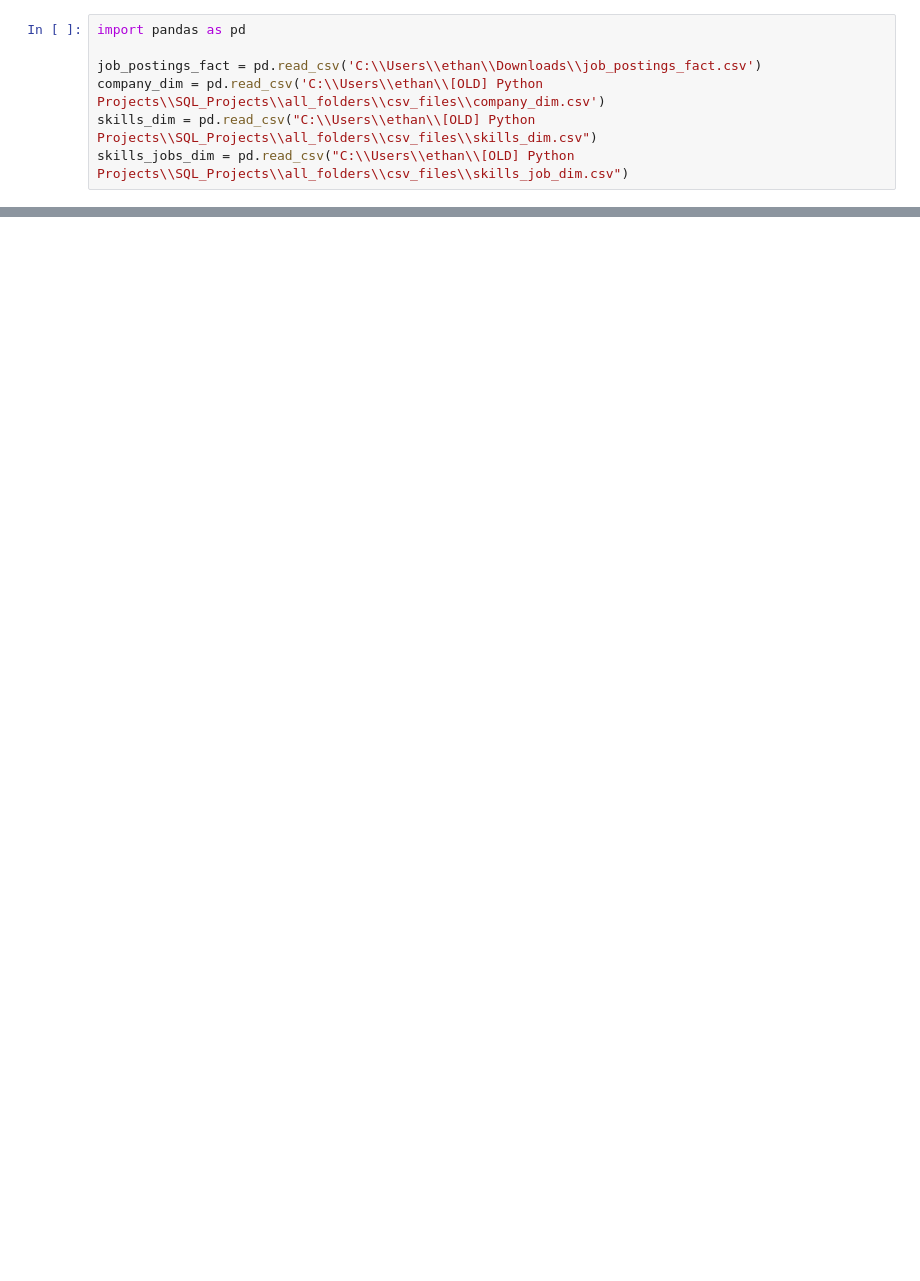
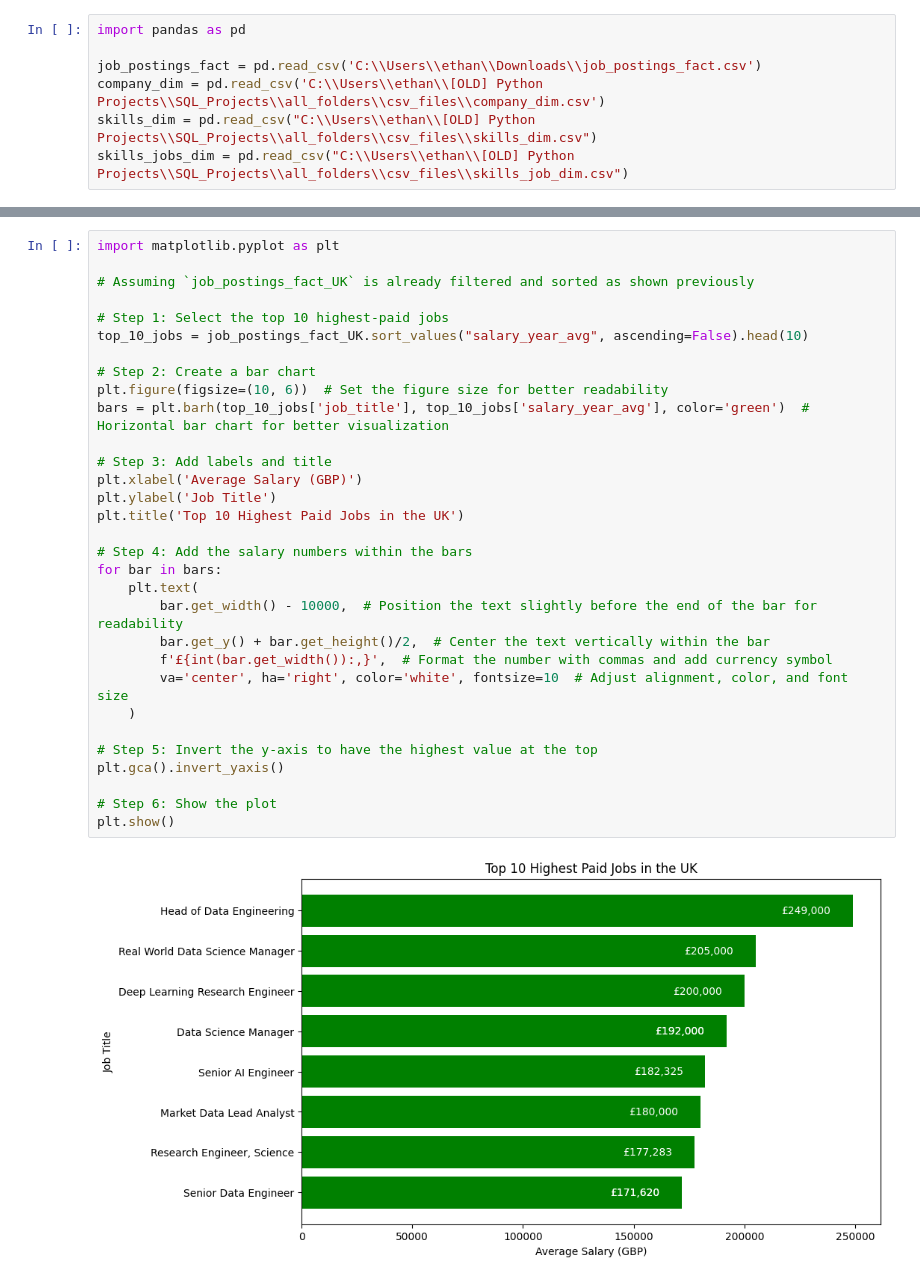
Before and after one commit to VIMadeMan/complete-pandas-tutorial, a Jupyter notebook: Testing.ipynb, the cells around one changed output, grey strips where cells are left out. Cells and saved outputs as stored; diff of their text form; blank space fills up the shorter version.

```diff
--- a/Testing.ipynb
+++ b/Testing.ipynb
@@ -36,0 +68,33 @@ job_postings_fact_UK.sort_values(["salary_year_avg"], ascending=False) [['job_id
+# %%
+import matplotlib.pyplot as plt
+
+# Assuming `job_postings_fact_UK` is already filtered and sorted as shown previously
+
+# Step 1: Select the top 10 highest-paid jobs
+top_10_jobs = job_postings_fact_UK.sort_values("salary_year_avg", ascending=False).head(10)
+
+# Step 2: Create a bar chart
+plt.figure(figsize=(10, 6))  # Set the figure size for better readability
+bars = plt.barh(top_10_jobs['job_title'], top_10_jobs['salary_year_avg'], color='green')  # Horizontal bar chart for better visualization
+
+# Step 3: Add labels and title
+plt.xlabel('Average Salary (GBP)')
+plt.ylabel('Job Title')
+plt.title('Top 10 Highest Paid Jobs in the UK')
+
+# Step 4: Add the salary numbers within the bars
+for bar in bars:
+    plt.text(
+        bar.get_width() - 10000,  # Position the text slightly before the end of the bar for readability
+        bar.get_y() + bar.get_height()/2,  # Center the text vertically within the bar
+        f'£{int(bar.get_width()):,}',  # Format the number with commas and add currency symbol
+        va='center', ha='right', color='white', fontsize=10  # Adjust alignment, color, and font size
+    )
+
+# Step 5: Invert the y-axis to have the highest value at the top
+plt.gca().invert_yaxis()
+
+# Step 6: Show the plot
+plt.show()
+# %% [output]
+[figure, added]
```
Also changed, not shown: parts of 2 cells of this notebook.
